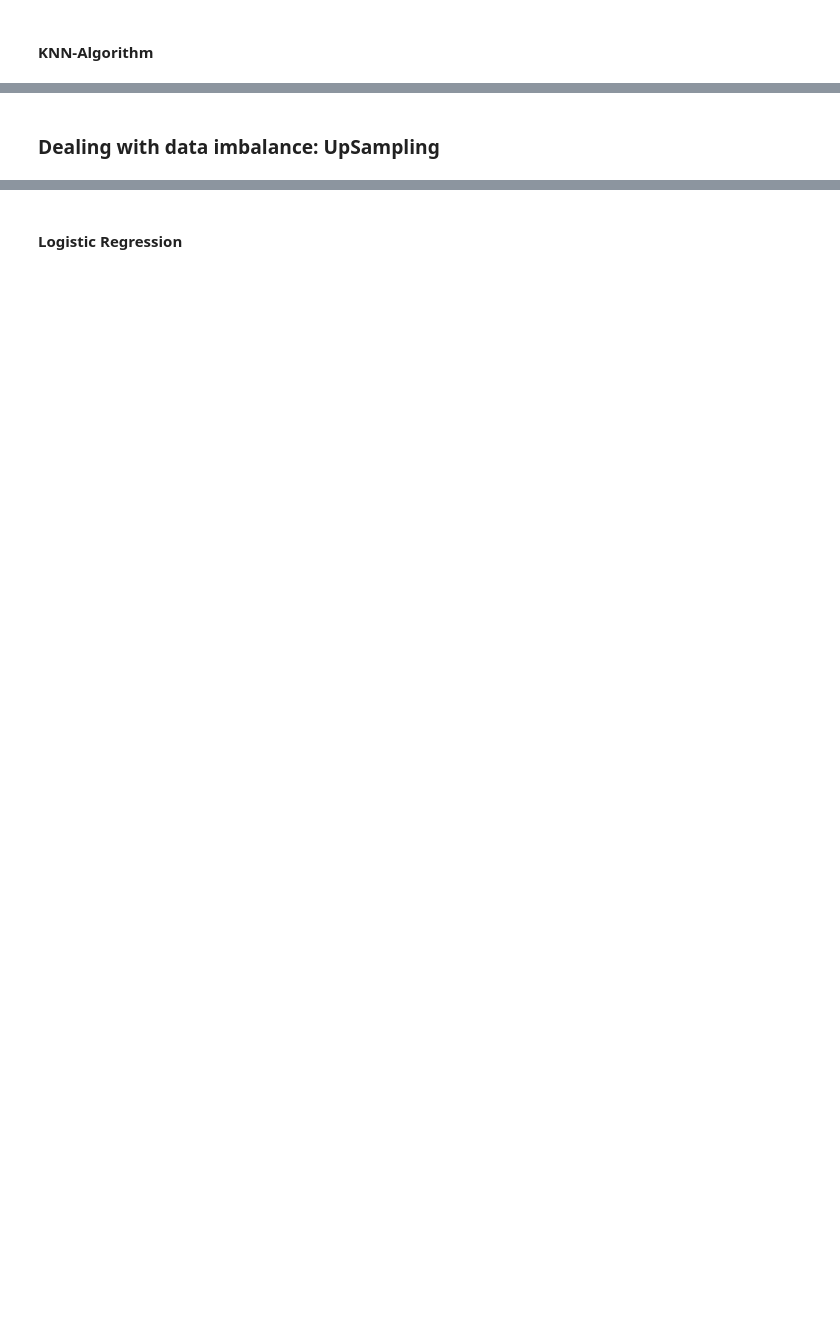
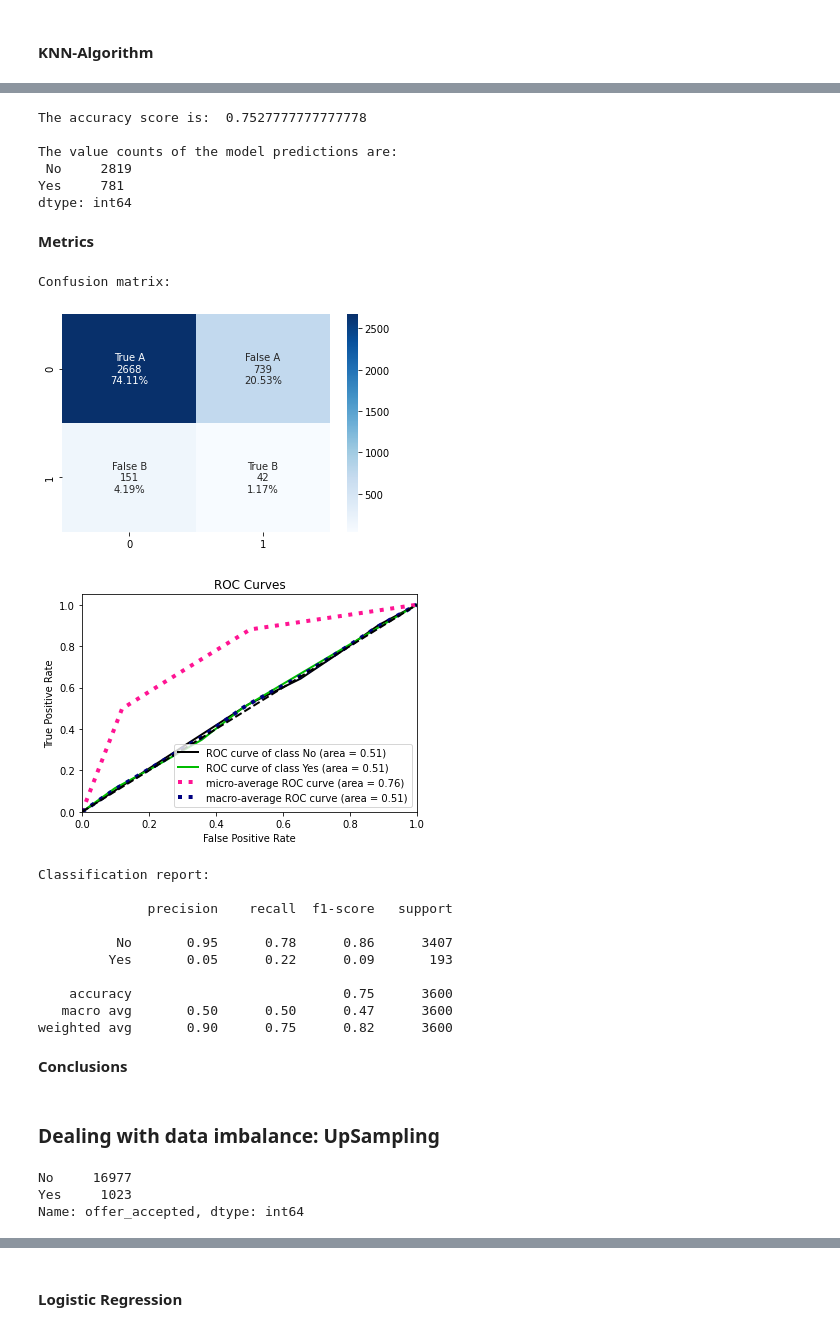
Before and after one commit to katharina-beriault/Midterm_Project_Credit-Card-Marketing_Classification, a Jupyter notebook: Python/Outcome.ipynb, the cells around one changed output, grey strips where cells are left out. Drawn from its saved outputs; the diff is of its cells as text; code cells hidden in the pictures; blank space fills up the shorter version.

```diff
--- a/Python/Outcome.ipynb
+++ b/Python/Outcome.ipynb
@@ -920,2 +893,68 @@ My 2cent: Accuracy, AUC-ROC and/or F1 score = ALWAYS; Precision / Recall when th
+# %%
+KNN_model(X_train_sm, y_train_sm, X_test, y_test, 4)
+# %% [output]
+The accuracy score is:  0.7527777777777778
+
+The value counts of the model predictions are:
+ No     2819
+Yes     781
+dtype: int64
+# %% [markdown]
+**Metrics**
+# %%
+def metrics_KNN(X_train, y_train, X_test, y_test, i):
+
+    model = KNeighborsClassifier(n_neighbors=i)
+    model.fit(X_train, y_train)
+
+    y_pred = model.predict(X_test)
+
+    #confusion matrix
+    cf_matrix = confusion_matrix(y_test, y_pred)
+    group_names = ['True A', 'False A',
+                   'False B', 'True B']
+
+    group_counts = ["{0:0.0f}".format(value) for value in cf_matrix.flatten()]
+    group_percentages = ["{0:.2%}".format(value) for value in cf_matrix.flatten()/np.sum(cf_matrix)]
+    labels = [f"{v1}\n{v2}\n{v3}" for v1, v2, v3 in zip(group_names,group_counts,group_percentages)]
+    labels = np.asarray(labels).reshape(2,2)
+
+    print('Confusion matrix:')
+    sns.heatmap(cf_matrix, annot=labels, fmt='', cmap='Blues')
+
+    #ROC-AUC
+    y_probas = model.predict_proba(X_test)
+
+    skplt.metrics.plot_roc_curve(y_test, y_probas)
+    plt.show()
+
+    #classification report
+    metrics_class = metrics.classification_report(y_test, y_pred)
+    print('Classification report:', '\n')
+    print(metrics_class)
+# %%
+metrics_KNN(X_train_sm, y_train_sm, X_test, y_test, 4)
+# %% [output]
+Confusion matrix:
+[figure, added]
+[figure, added]
+Classification report:
+
+              precision    recall  f1-score   support
+
+          No       0.95      0.78      0.86      3407
+         Yes       0.05      0.22      0.09       193
+
+    accuracy                           0.75      3600
+   macro avg       0.50      0.50      0.47      3600
+weighted avg       0.90      0.75      0.82      3600
+# %% [markdown]
+**Conclusions**
 # %% [markdown]
 ### Dealing with data imbalance: UpSampling
+# %%
+data['offer_accepted'].value_counts()
+# %% [output]
+No     16977
+Yes     1023
+Name: offer_accepted, dtype: int64
```
Also changed, not shown: parts of 73 cells of this notebook, 6 other files.
